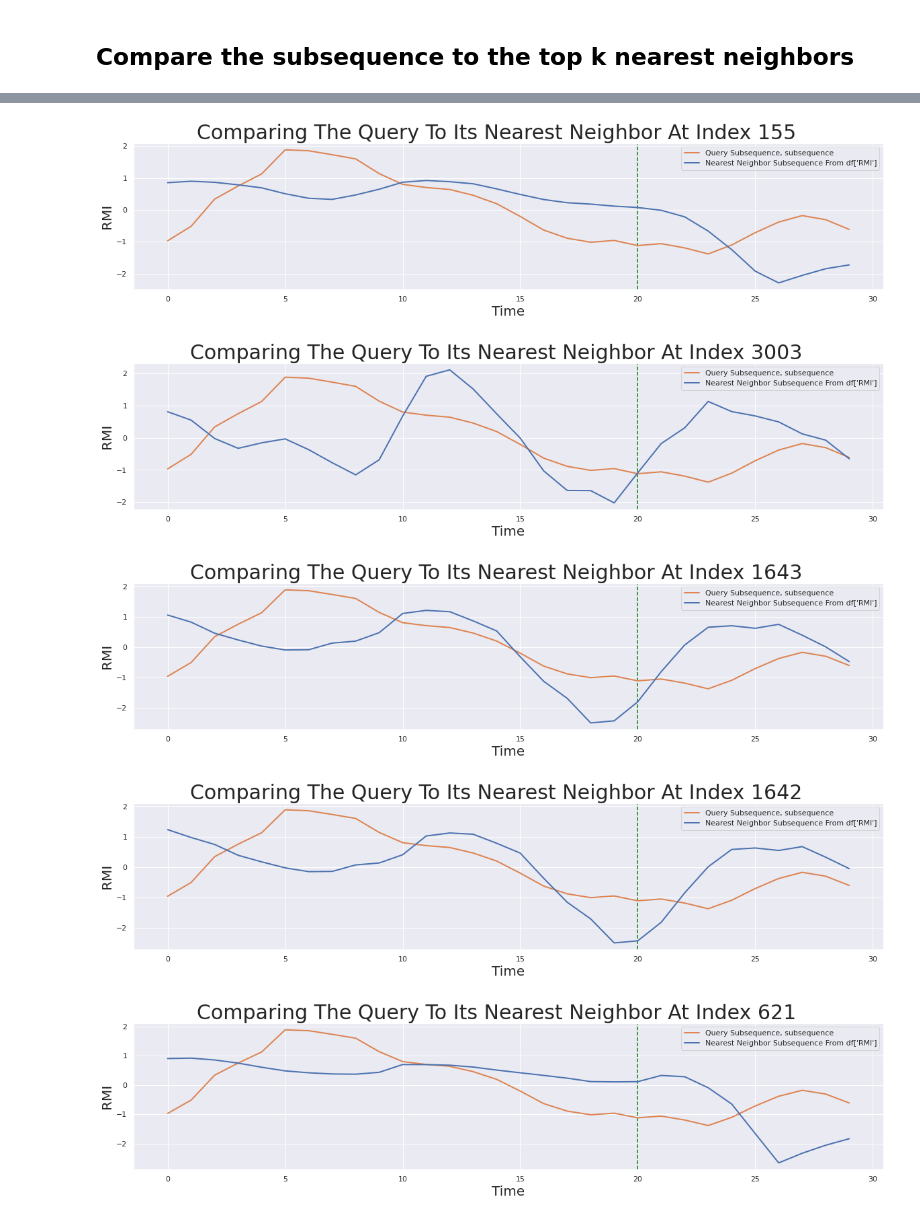
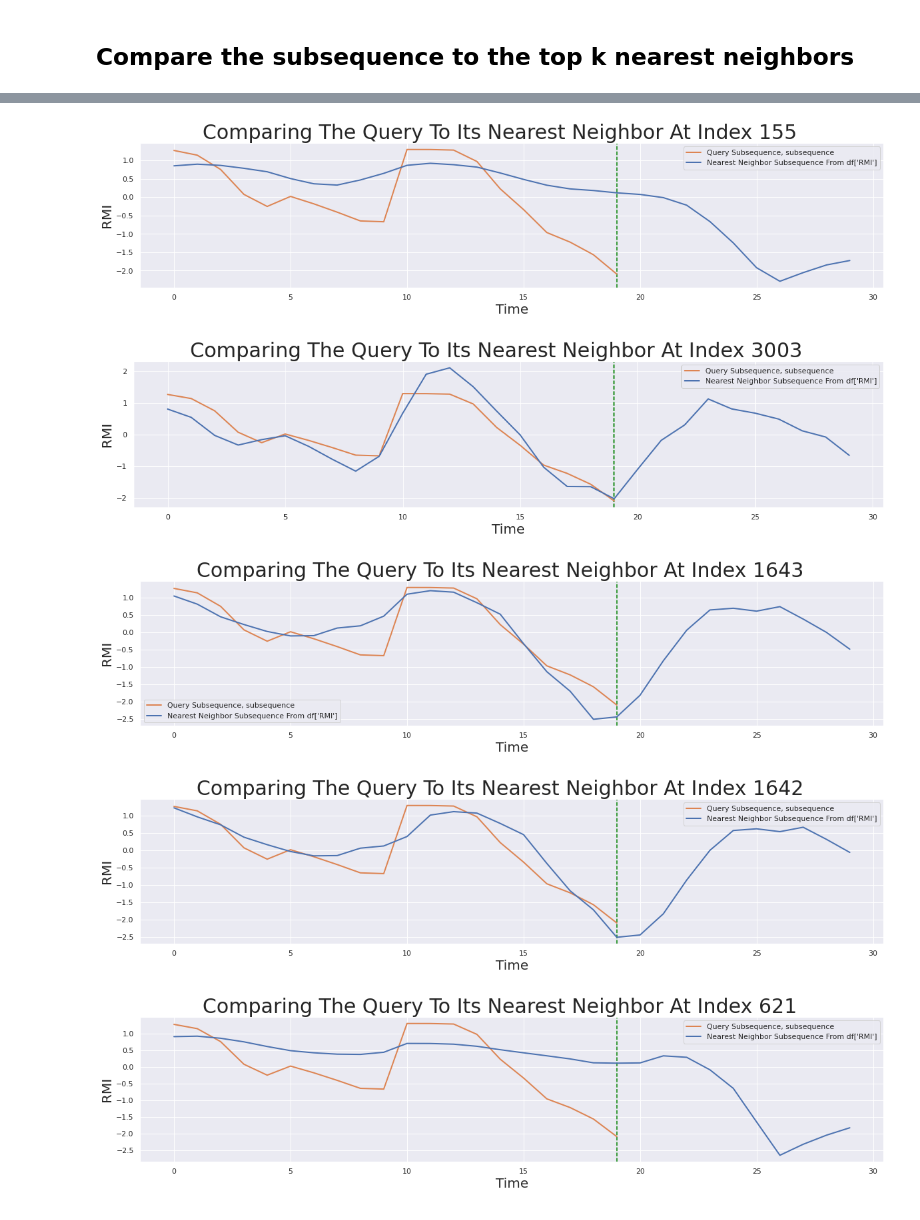
Before and after one commit to K-Winkles/time-series-prediction, a Jupyter notebook: time-series-prediction.ipynb, the cells around one changed output, grey strips where cells are left out. Saved outputs shown, nothing was run; the diff lists cells and outputs as text; code cells hidden in the pictures.

```diff
--- a/time-series-prediction.ipynb
+++ b/time-series-prediction.ipynb
@@ -152,8 +152,8 @@ for i in range(len(top_k_indices)):
     axs[0].add_patch(rect)
     axs[1].set_xlabel('Time', fontsize ='20')
     axs[1].set_ylabel('Matrix Profile', fontsize='20')
-    axs[1].axvline(x=motif_idx, linestyle="dashed")
-    axs[1].axvline(x=nearest_neighbor_idx, linestyle="dashed")
+    axs[1].axvline(x=top_k_indices[i], linestyle="dashed")
+    axs[1].axvline(x=nearest_neighbor_indices[i], linestyle="dashed")
     axs[1].plot(mp[:, 0])
 
 plt.show()
@@ -221,13 +221,12 @@ The nearest neighbors to the subsequence is located at the following indices [ 2
 # %%
 # set the prediction horizon here
 prediction_horizon = 10
-subsequence = df['RMI'][middle_index:middle_index+m+prediction_horizon]
 
 for i in range(k):
     Q_z_norm = stumpy.core.z_norm(subsequence.values)
     T_z_norm = stumpy.core.z_norm(df['RMI'].values[idx[i]:idx[i]+m+prediction_horizon])
 
-    plt.axvline(x=end_point, linestyle="dashed", color="green")
+    plt.axvline(x=len(subsequence)-1, linestyle="dashed", color="green")
 
     plt.suptitle('Comparing The Query To Its Nearest Neighbor At Index {}'.format(idx[i]), fontsize='30')
     plt.xlabel('Time', fontsize ='20')
@@ -241,5 +240,5 @@ for i in range(k):
-[figure, old version]
+[figure, new version]
-[figure, old version]
+[figure, new version]
-[figure, old version]
+[figure, new version]
-[figure, old version]
+[figure, new version]
-[figure, old version]
+[figure, new version]
```
Also changed, not shown: parts of 10 cells of this notebook.
